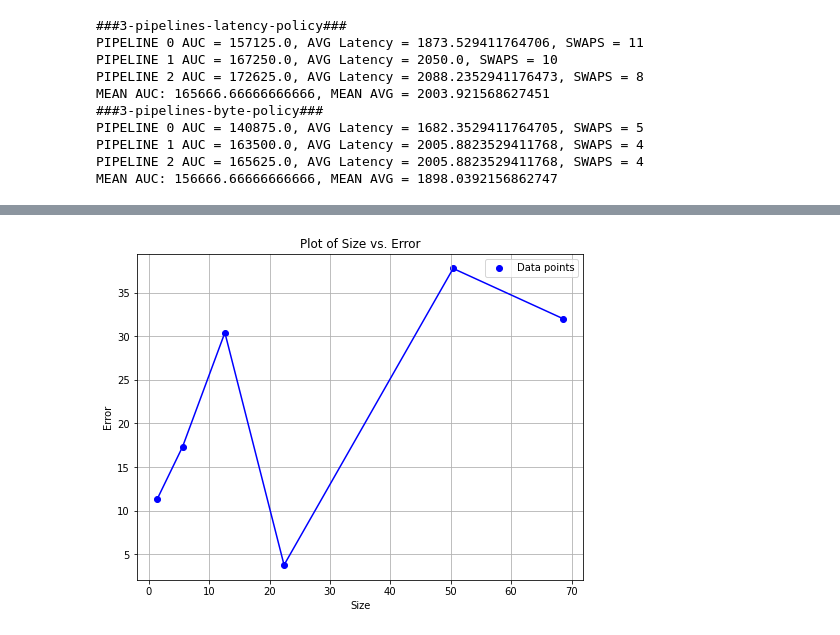
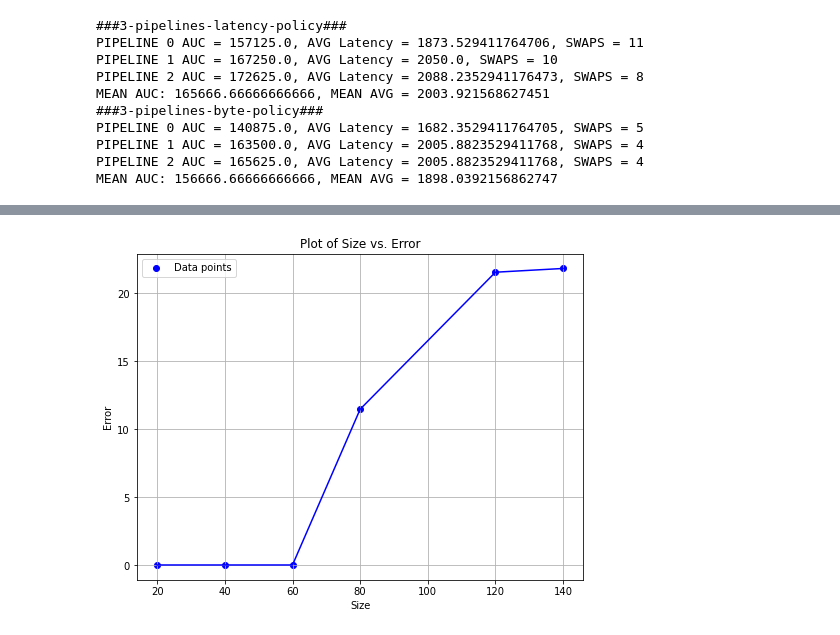
Before and after one commit to LBacchiani/migration-simulation, a Jupyter notebook: notebook.ipynb, the cells around one changed output, grey strips where cells are left out. Drawn from its saved outputs; the diff is of its cells as text; code cells hidden in the pictures.

```diff
--- a/notebook.ipynb
+++ b/notebook.ipynb
@@ -141,6 +127,8 @@ print(dfs_dict['3-pipelines-byte-policy'])
 # Migration (no probabilistic delay)
 # %%
 scenarios = ['3-pipelines-latency-policy', '3-pipelines-byte-policy']
+
+print(dfs_dict[scenario][0])
 
 x = [i*10 for i in range(0,len(dfs_dict[scenario][0]['Size (MB)']))]
 swaps = {}
@@ -231,7 +219,7 @@ for scenario in scenarios:
     # x (cloud -> edge) o (edge -> cloud)
     ms = 7
     pipeline_index = 0
-    for pipeline in dfs_zone_dict[scenario]:
+    for pipeline in dfs_dict[scenario]:
         last_zone = 'cloud'
         for i in range(0,len(pipeline)):
             curr_zone = pipeline['Zone'][i]
@@ -299,6 +305,6 @@ MEAN AUC: 156666.66666666666, MEAN AVG = 1898.0392156862747
 # %%
 dat_folder = 'data/'
-files = ['birex-latency-policy-20runs.txt']#, 'birex-latency-policy-20runs.txt']#, '3-pipelines-latency-policy_with_error.txt']
+files = ['birex-byte-policy-20runs.txt', 'birex-latency-policy-20runs.txt']
 scenarios = list(map(lambda x : x.split('.')[0], files))
 n_pipelines = 3
 header = ['latency', 'size', "zone"]
@@ -340,8 +346,6 @@ for scenario in scenarios:
         df_scenario += [df_run]
     dfs_dict[scenario] = df_scenario
 
-#print(dfs_dict)
-
 averages_dict = {}
 
 for scenario in scenarios:
@@ -349,5 +353,3 @@ for scenario in scenarios:
     for i in range(n_pipelines):
         p = [run[i] for run in dfs_dict[scenario]]
         averages_dict[scenario] += [pd.concat(p).groupby(level=0).mean()]
-
-averages_dict
@@ -539,16 +558,16 @@ edge error % dict----->{20: 0.0, 40: 0.0, 60: 0.0, 80: 0.0, 120: 0.0, 140: 0.0}
 # %%
-x = list(map(lambda x : 10**-6 * x * x * 3500,list(result_dict['cloud'].keys())))
-y = list(result_dict['cloud'].values())
+x = list(map(lambda x : x, list(result.keys())))
+y = list(result.values())
 
 plt.figure(figsize=(8, 6))
 plt.scatter(x, y, color='blue', label='Data points')
 plt.plot(x, y, color='blue')
 
 plt.title('Plot of Size vs. Error')
 plt.xlabel('Size')
 plt.ylabel('Error')
 plt.grid(True)
 plt.legend()
 plt.show()
 # %% [output]
-[figure, old version]
+[figure, new version]
```
Also changed, not shown: parts of 10 cells of this notebook, 5 other files.
